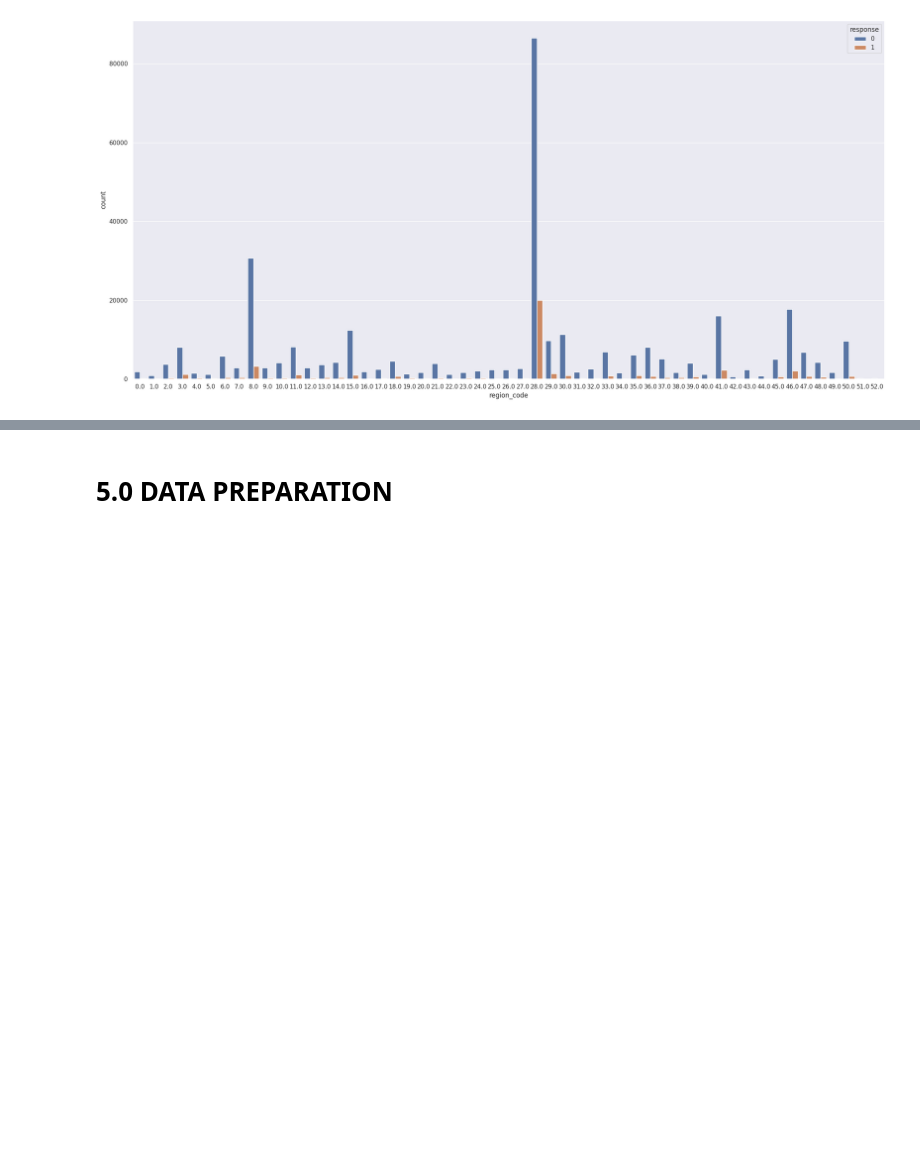
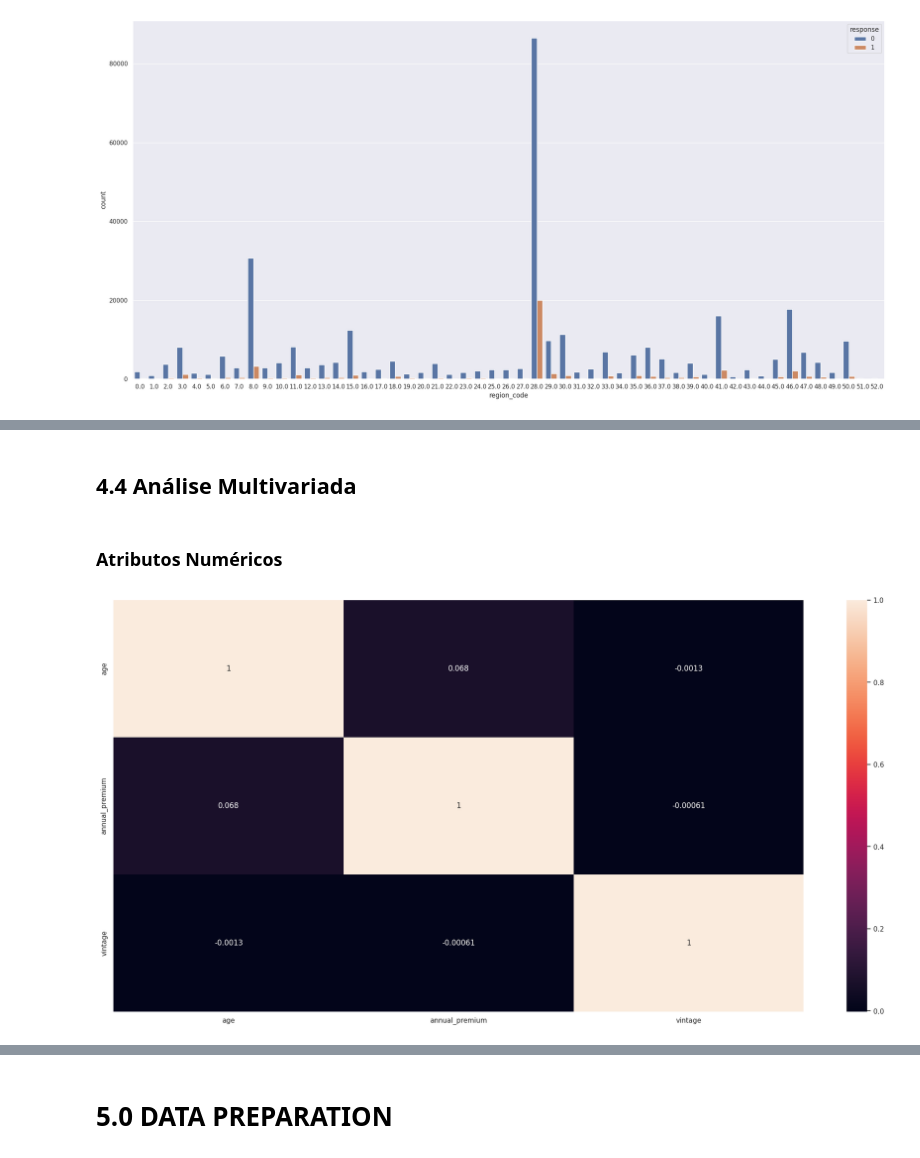
Before and after one commit to matheusventurads/health-insurance-cross-sell, a Jupyter notebook: notebooks/4.0-mv-machine-learning-models.ipynb, the cells around one changed output, grey strips where cells are left out. Cells and saved outputs as stored; diff of their text form; code cells hidden in the pictures; blank space fills up the shorter version.

```diff
--- a/notebooks/4.0-mv-machine-learning-models.ipynb
+++ b/notebooks/4.0-mv-machine-learning-models.ipynb
@@ -559,0 +578,9 @@ H10| Indeterminada | Alta
+# %% [markdown]
+## 4.4 Análise Multivariada
+# %% [markdown]
+### Atributos Numéricos
+# %%
+correlation = df4[['age', 'annual_premium', 'vintage']].corr(method='pearson')
+sns.heatmap(correlation, annot=True);
+# %% [output]
+[figure, added]
```
Also changed, not shown: parts of 110 cells of this notebook.
